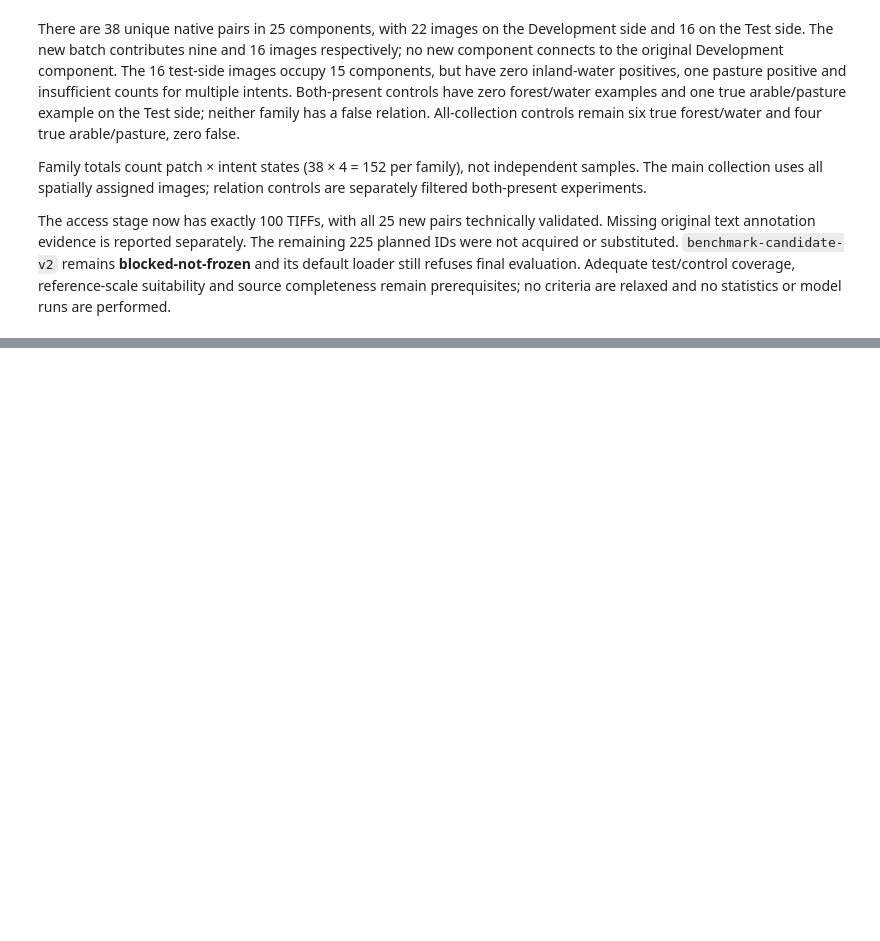
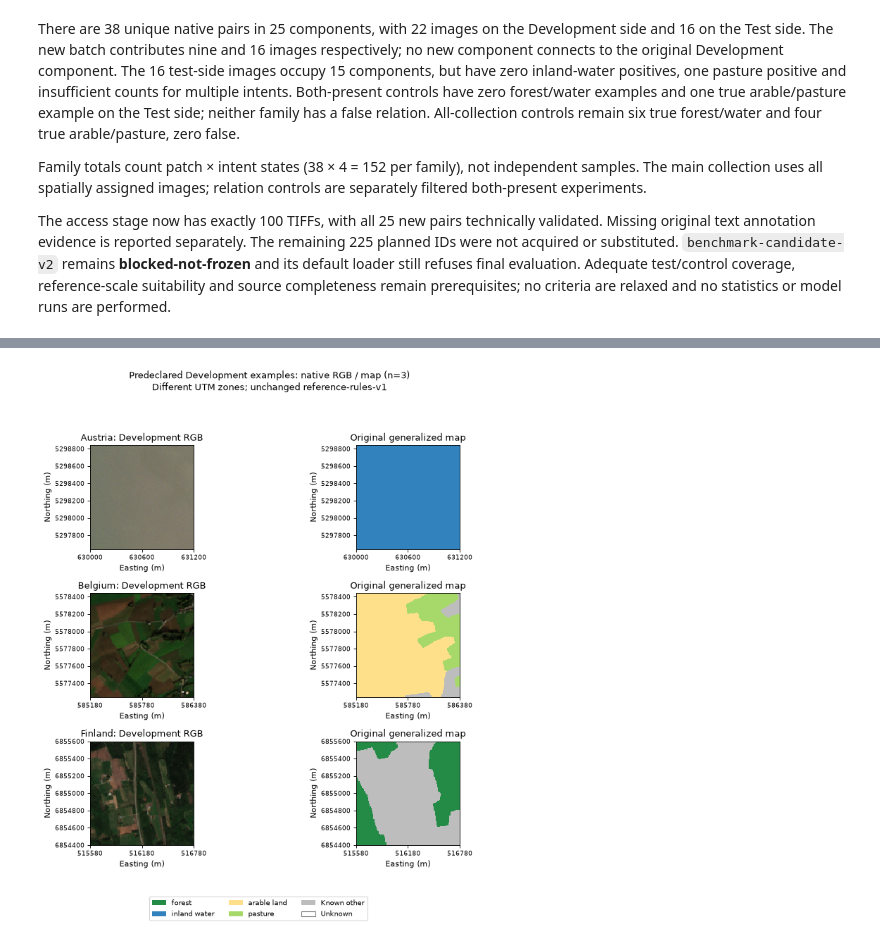
Before and after one commit to manuelmiddendorf/earth-observation, a Jupyter notebook: notebooks/02_benchmark_construction.ipynb, the cells around one changed output, grey strips where cells are left out. Saved outputs shown, nothing was run; the diff lists cells and outputs as text; code cells hidden in the pictures; blank space fills up the shorter version.

Commit message:
Complete planned 250-patch access and original-text feasibility

```diff
--- a/notebooks/02_benchmark_construction.ipynb
+++ b/notebooks/02_benchmark_construction.ipynb
@@ -93,6 +95,10 @@ NEW_EXAMPLE_POSITIONS = [10, 11, 12]  # Predeclared extra development batch.
 ARCHIVE_ACCESS_PATH = ROOT / "manifests/archive-data-access-v1.json"
 COMPLETION_PATH = ROOT / "outputs/archive-data-access-v1/completion.json"
 ARCHIVE_EXAMPLE_POSITIONS = [0, 1, 2]  # First three fixed acquisition positions.
+FULL_ACCESS_PATH = ROOT / "manifests/archive-data-access-v2.json"
+FULL_OUTPUT = ROOT / "outputs/archive-data-access-v2"
+FULL_CANDIDATE = ROOT / "manifests/benchmark-candidate-v3.json"
+DEV_EXAMPLE_COUNTRIES = ["Austria", "Belgium", "Finland"]
 plt.rcParams["figure.dpi"] = 80
 COLORS = {
     "forest": "#238b45",
@@ -1291,0 +1427,53 @@ and no statistics or model runs are performed.
+# %%
+fig_full, full_axes = plt.subplots(3, 2, figsize=(10, 10), dpi=80)
+for row, pid in enumerate(dev_example_ids):
+    summary = full_summaries[pid]
+    files = patch_files(pid, RAW / "BigEarthNet-S2", RAW / "Reference_Maps")
+    left, bottom, right, top = full_sources.loc[pid, "bounds"]
+    extent = (left, right, bottom, top)
+    full_axes[row, 0].imshow(
+        load_rgb(files, upper=DISPLAY_UPPER_DN),
+        extent=extent,
+        interpolation="nearest",
+    )
+    display_map = np.full(summary["unknown_mask"].shape, 4)
+    for index, name in enumerate(class_names):
+        display_map[summary["class_masks"][name]] = index
+    display_map[summary["unknown_mask"]] = 5
+    full_axes[row, 1].imshow(
+        display_map,
+        extent=extent,
+        cmap=cmap,
+        norm=norm,
+        interpolation="nearest",
+    )
+    full_axes[row, 0].set_title(full_sources.loc[pid, "country"] + ": Development RGB")
+    full_axes[row, 1].set_title("Original generalized map")
+    for axis in full_axes[row]:
+        axis.set_xlabel("Easting (m)")
+        axis.set_ylabel("Northing (m)")
+        axis.ticklabel_format(style="plain", useOffset=False)
+        axis.set_xticks(np.linspace(left, right, 3))
+        axis.tick_params(labelsize=8)
+fig_full.legend(
+    handles=[
+        Patch(facecolor=COLORS[name], label=name.replace("_", " "))
+        for name in class_names
+    ]
+    + [
+        Patch(facecolor="#bdbdbd", label="Known other"),
+        Patch(facecolor="#ffffff", edgecolor="gray", label="Unknown"),
+    ],
+    loc="lower center",
+    ncol=3,
+    fontsize=9,
+)
+fig_full.suptitle(
+    "Predeclared Development examples: native RGB / map (n=3)\n"
+    "Different UTM zones; unchanged reference-rules-v1"
+)
+fig_full.tight_layout(rect=(0, 0.08, 1, 0.94))
+fig_full.savefig(FULL_OUTPUT / "development-rgb-map.png", dpi=110)
+plt.show()
+# %% [output]
+[figure, added]
```
Also changed, not shown: parts of 12 cells of this notebook, 12 other files.
